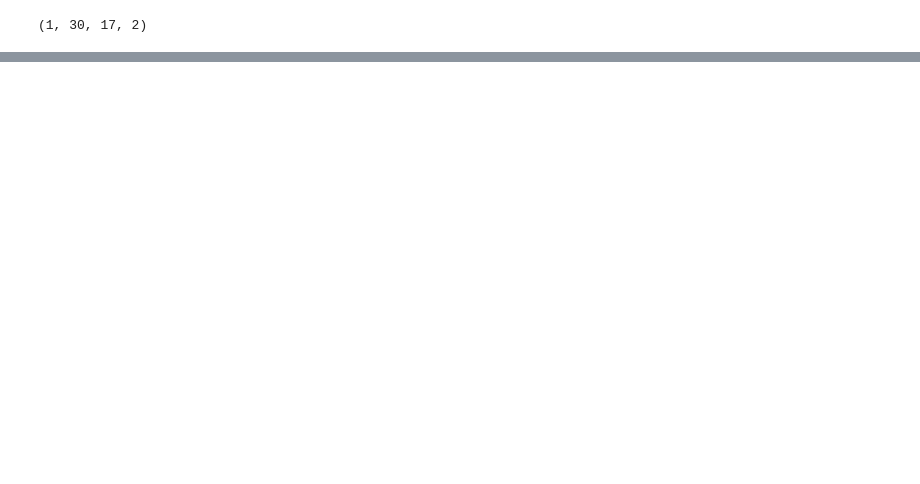
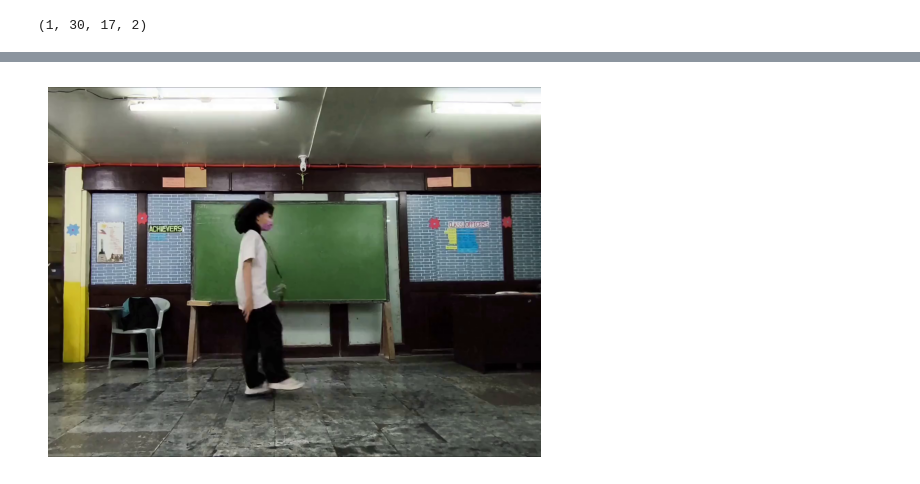
Before and after one commit to christianadr/gm-activity-recognition, a Jupyter notebook: notebooks/reports/visualize_data.ipynb, the cells around one changed output, grey strips where cells are left out. Cells and saved outputs as stored; diff of their text form; code cells hidden in the pictures; blank space fills up the shorter version.

```diff
--- a/notebooks/reports/visualize_data.ipynb
+++ b/notebooks/reports/visualize_data.ipynb
@@ -61 +81,41 @@ for frame_index in range(len(pkl_data['keypoint'][0])):
 ... (18 outputs left out)
+# %%
+import cv2
+from matplotlib import pyplot as plt
+from pathlib import Path
+from constants import globals as g
+
+def show_first_frame(video_path):
+    # Open the video file
+    cap = cv2.VideoCapture(video_path)
+
+    # Check if the video file opened successfully
+    if not cap.isOpened():
+        print("Error: Could not open video.")
+        return
+
+    # Read the first frame
+    ret, frame = cap.read()
+
+    # Check if frame reading was successful
+    if not ret:
+        print("Error: Could not read frame.")
+        return
+
+    # Convert the frame from BGR to RGB
+    frame_rgb = cv2.cvtColor(frame, cv2.COLOR_BGR2RGB)
+
+    # Display the frame using matplotlib
+    plt.imshow(frame_rgb)
+    plt.axis('off')  # Hide the axes
+    # plt.title('First Frame')
+    plt.show()
+
+    # Release the video capture object
+    cap.release()
+
+# Example usage
+video_path = Path(g.PROCESSED_DIR, "center-1_gallop_1_2.mp4")
+show_first_frame(video_path)
+# %% [output]
+[figure, added]
```
Also changed, not shown: parts of 5 cells of this notebook, 13 other files.
